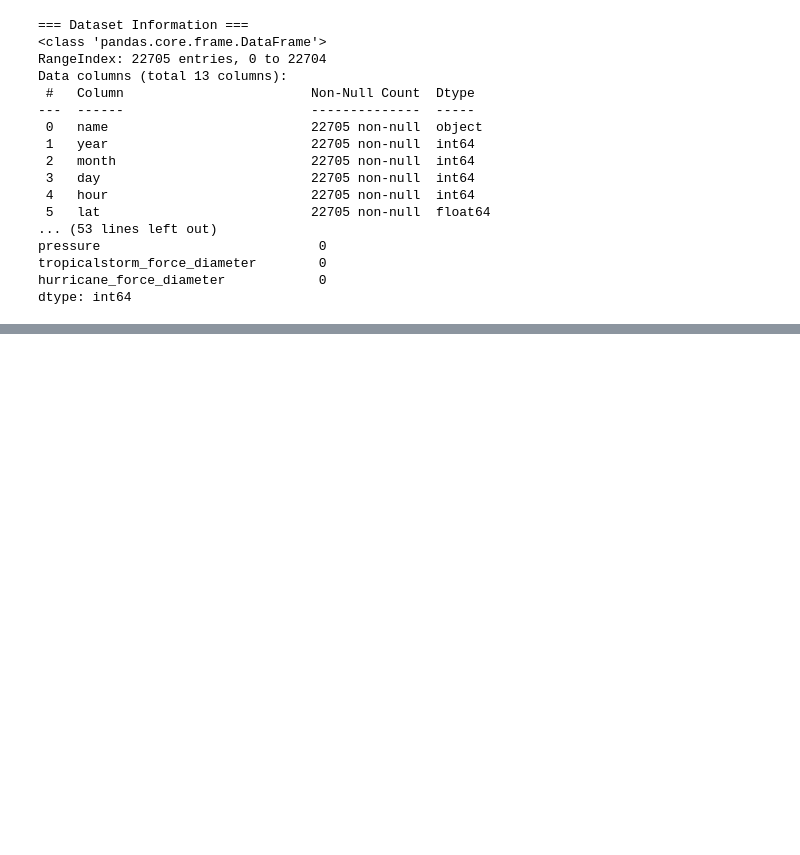
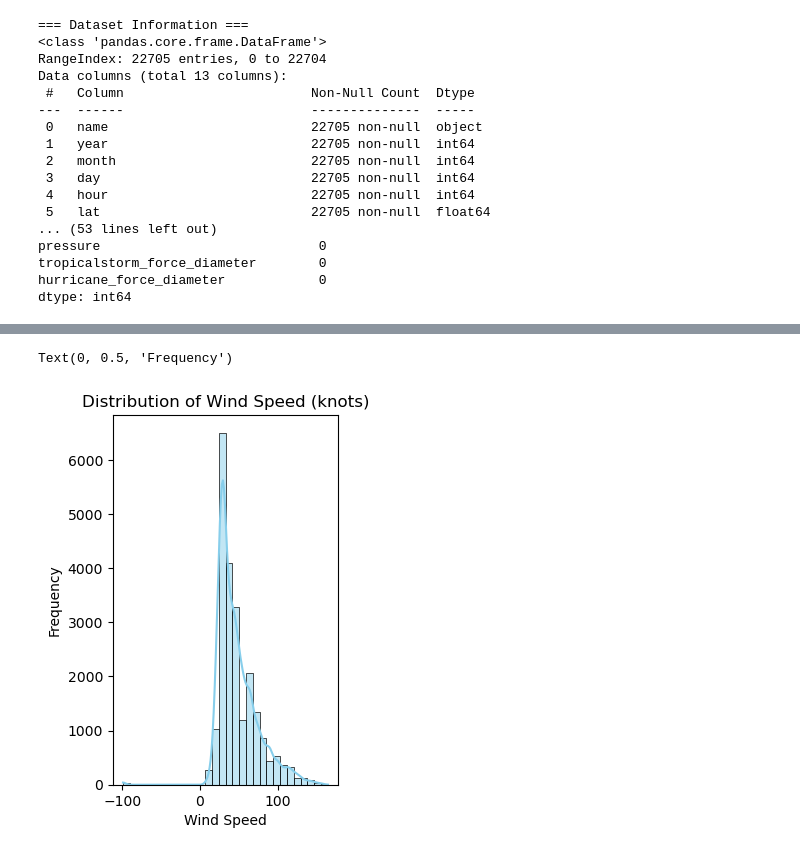
Before and after one commit to Dasdipanwita/Disaster_management_storm, a Jupyter notebook: Storm_Impact_Prediction_EDA.ipynb, the cells around one changed output, grey strips where cells are left out. Drawn from its saved outputs; the diff is of its cells as text; code cells hidden in the pictures; blank space fills up the shorter version.

```diff
--- a/Storm_Impact_Prediction_EDA.ipynb
+++ b/Storm_Impact_Prediction_EDA.ipynb
@@ -56,0 +127,9 @@ dtype: int64
+# %%
+plt.subplot(1, 2, 1)
+sns.histplot(df['wind'], kde=True, color='skyblue', bins=30)
+plt.title('Distribution of Wind Speed (knots)')
+plt.xlabel('Wind Speed')
+plt.ylabel('Frequency')
+# %% [output]
+Text(0, 0.5, 'Frequency')
+[figure, added]
```
Also changed, not shown: parts of 11 cells of this notebook.
